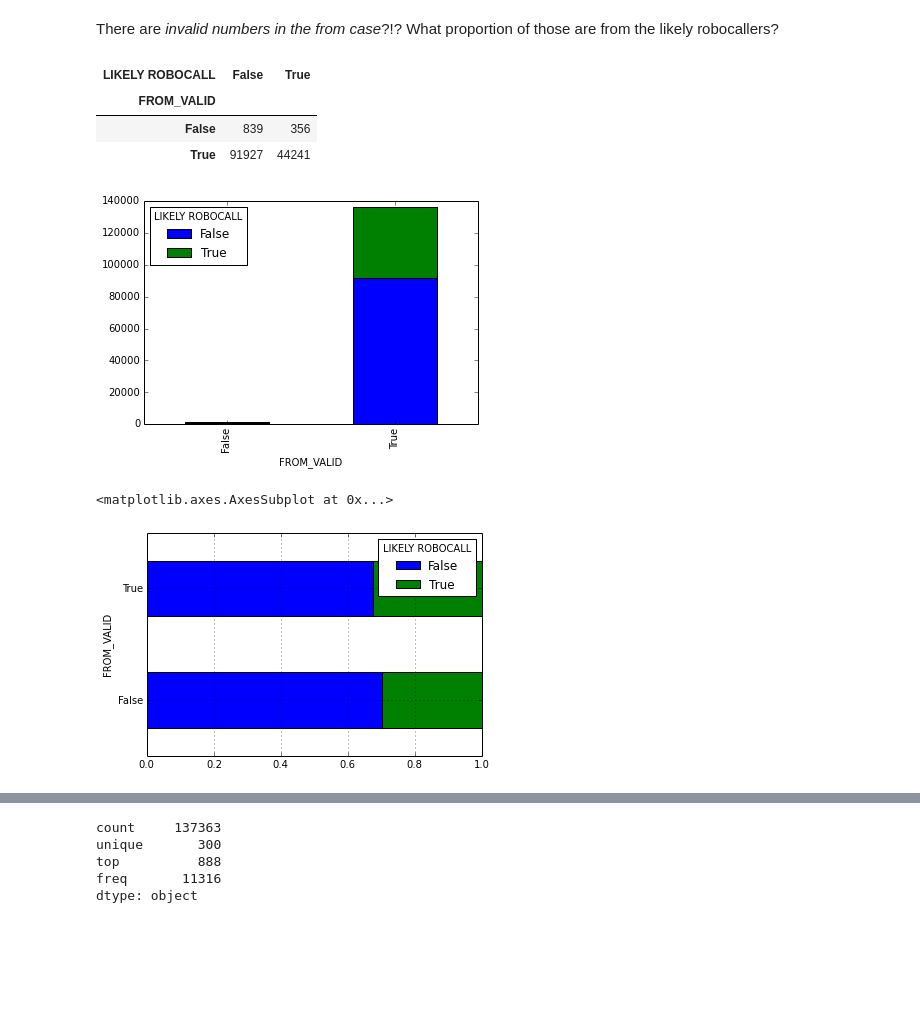
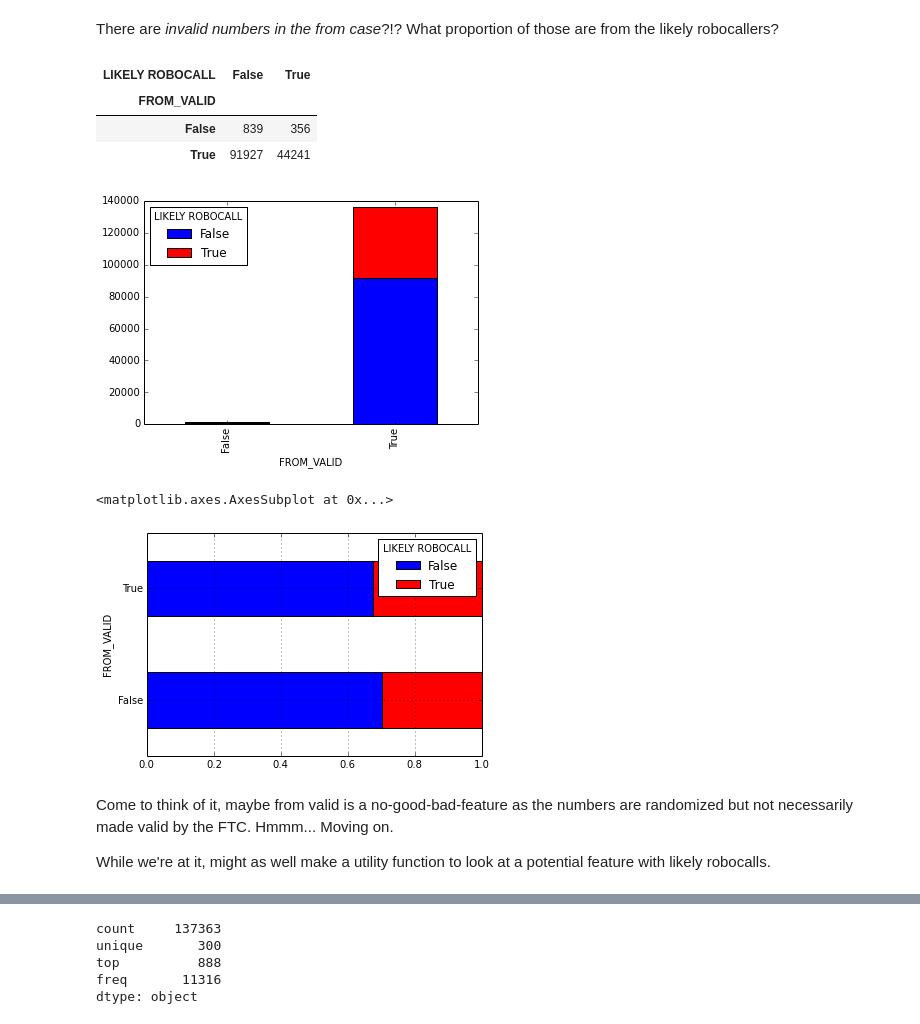
Before and after one commit to rgbkrk/rachel, a Jupyter notebook: Rachel the Robo Caller.ipynb, the cells around one changed output, grey strips where cells are left out. Cells and saved outputs as stored; diff of their text form; code cells hidden in the pictures; blank space fills up the shorter version.

```diff
--- a/Rachel the Robo Caller.ipynb
+++ b/Rachel the Robo Caller.ipynb
@@ -146,16 +140,20 @@ array([True, False], dtype=object)
 There are *invalid numbers in the from case*?!? What proportion of those are from the likely robocallers?
 # %%
 from_valid_v_robocall = pd.crosstab([labeled_data.FROM_VALID], labeled_data['LIKELY ROBOCALL'])
-from_valid_v_robocall.plot(kind='bar', stacked=True, grid=False)
+from_valid_v_robocall.plot(kind='bar', stacked=True, grid=False, color=["blue", "red"])
 from_valid_v_robocall
 # %% [output]
 | LIKELY ROBOCALL | False | True |
 | FROM_VALID |  |  |
 | False | 839 | 356 |
 | True | 91927 | 44241 |
-[figure, old version]
+[figure, new version]
 # %%
-from_valid_v_robocall.div(from_valid_v_robocall.sum(1).astype(float), axis=0).plot(kind='barh', stacked=True)
+from_valid_v_robocall.div(from_valid_v_robocall.sum(1).astype(float), axis=0).plot(kind='barh', stacked=True, color=["blue", "red"])
 # %% [output]
 <matplotlib.axes.AxesSubplot at 0x...>
-[figure, old version]
+[figure, new version]
+# %% [markdown]
+Come to think of it, maybe from valid is a no-good-bad-feature as the numbers are randomized but not necessarily made valid by the FTC. Hmmm... Moving on.
+
+While we're at it, might as well make a utility function to look at a potential feature with likely robocalls.
```
Also changed, not shown: parts of 36 cells of this notebook.
